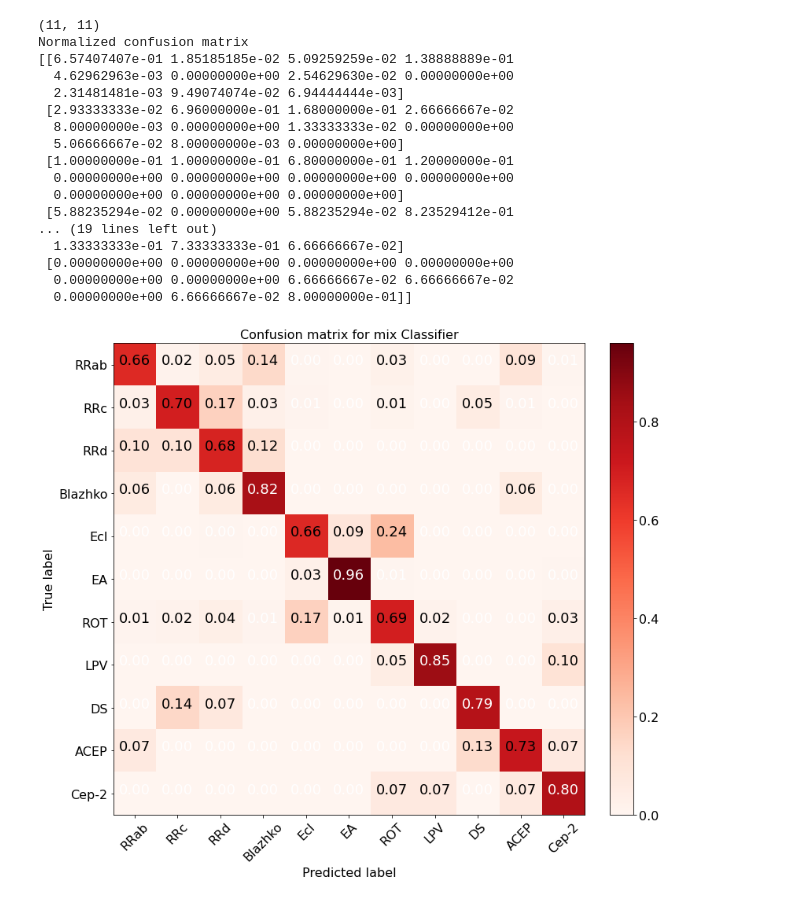
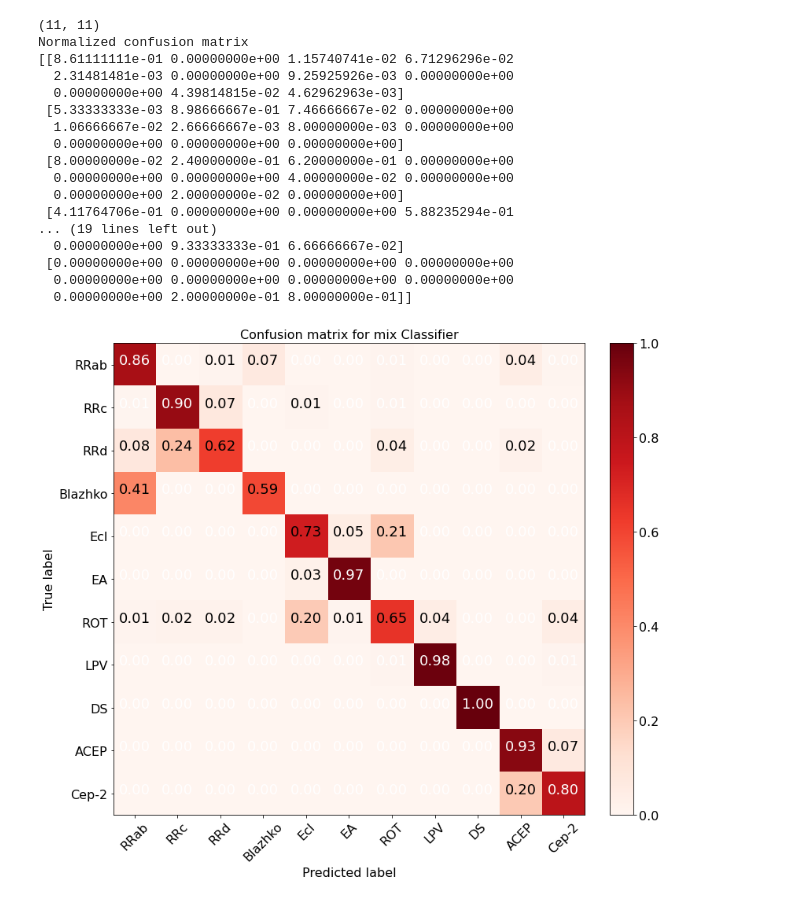
Before and after one commit to 52Hzihan/mixnn4vs, a Jupyter notebook: mixnn.ipynb, the cells around one changed output. Cells and saved outputs as stored; diff of their text form; code cells hidden in the pictures.

Commit message:
add cross test

```diff
--- a/mixnn.ipynb
+++ b/mixnn.ipynb
@@ -12,13 +12,13 @@ from tensorflow.keras import regularizers
 
 import pickle
 import numpy as np
-f1 = open('data/more_features_split_0.80_0.10_0.10_aug_to_2500_down_sample_True_instance0-9/train_data0', 'rb')
+f1 = open('data/split_0.80_0.10_0.10_aug_to_2500_down_sample_True_instance0-9/train_data0', 'rb')
 X_sequence_train, X_feature_train, X_image_train, Y_train = pickle.load(f1)
 f1.close()
-f2 = open('data/more_features_split_0.80_0.10_0.10_aug_to_2500_down_sample_True_instance0-9/val_data', 'rb')
+f2 = open('data/split_0.80_0.10_0.10_aug_to_2500_down_sample_True_instance0-9/val_data', 'rb')
 X_sequence_val, X_feature_val, X_image_val, Y_val = pickle.load(f2)
 f2.close()
-f3 = open('data/more_features_split_0.80_0.10_0.10_aug_to_2500_down_sample_True_instance0-9/test_data', 'rb')
+f3 = open('data/split_0.80_0.10_0.10_aug_to_2500_down_sample_True_instance0-9/test_data', 'rb')
 X_sequence_test, X_feature_test, X_image_test, Y_test = pickle.load(f3)
 f3.close()
 
@@ -221,5 +261,5 @@ Function call stack:
 # %%
-lodaed_model = keras.models.load_model('models/rnn_with_feature_test/model_6')
+lodaed_model = keras.models.load_model('models/rnn_with_feature_test/model_5_430')
 from sklearn.metrics import confusion_matrix, ConfusionMatrixDisplay
 import matplotlib.pyplot as plt
 # from util import generate_batch
@@ -282,18 +322,18 @@ plotting = cm_plot(cm, classes_types=classes, classifier_model='mix Classifier',
 (11, 11)
 Normalized confusion matrix
-[[6.57407407e-01 1.85185185e-02 5.09259259e-02 1.38888889e-01
-  4.62962963e-03 0.00000000e+00 2.54629630e-02 0.00000000e+00
-  2.31481481e-03 9.49074074e-02 6.94444444e-03]
- [2.93333333e-02 6.96000000e-01 1.68000000e-01 2.66666667e-02
-  8.00000000e-03 0.00000000e+00 1.33333333e-02 0.00000000e+00
-  5.06666667e-02 8.00000000e-03 0.00000000e+00]
- [1.00000000e-01 1.00000000e-01 6.80000000e-01 1.20000000e-01
+[[8.61111111e-01 0.00000000e+00 1.15740741e-02 6.71296296e-02
+  2.31481481e-03 0.00000000e+00 9.25925926e-03 0.00000000e+00
+  0.00000000e+00 4.39814815e-02 4.62962963e-03]
+ [5.33333333e-03 8.98666667e-01 7.46666667e-02 0.00000000e+00
+  1.06666667e-02 2.66666667e-03 8.00000000e-03 0.00000000e+00
+  0.00000000e+00 0.00000000e+00 0.00000000e+00]
+ [8.00000000e-02 2.40000000e-01 6.20000000e-01 0.00000000e+00
+  0.00000000e+00 0.00000000e+00 4.00000000e-02 0.00000000e+00
+  0.00000000e+00 2.00000000e-02 0.00000000e+00]
+ [4.11764706e-01 0.00000000e+00 0.00000000e+00 5.88235294e-01
+... (19 lines left out)
+  0.00000000e+00 9.33333333e-01 6.66666667e-02]
+ [0.00000000e+00 0.00000000e+00 0.00000000e+00 0.00000000e+00
   0.00000000e+00 0.00000000e+00 0.00000000e+00 0.00000000e+00
-  0.00000000e+00 0.00000000e+00 0.00000000e+00]
- [5.88235294e-02 0.00000000e+00 5.88235294e-02 8.23529412e-01
-... (19 lines left out)
-  1.33333333e-01 7.33333333e-01 6.66666667e-02]
- [0.00000000e+00 0.00000000e+00 0.00000000e+00 0.00000000e+00
-  0.00000000e+00 0.00000000e+00 6.66666667e-02 6.66666667e-02
-  0.00000000e+00 6.66666667e-02 8.00000000e-01]]
+  0.00000000e+00 2.00000000e-01 8.00000000e-01]]
-[figure, old version]
+[figure, new version]
```
Also changed, not shown: parts of 6 cells of this notebook, 5 other files.
